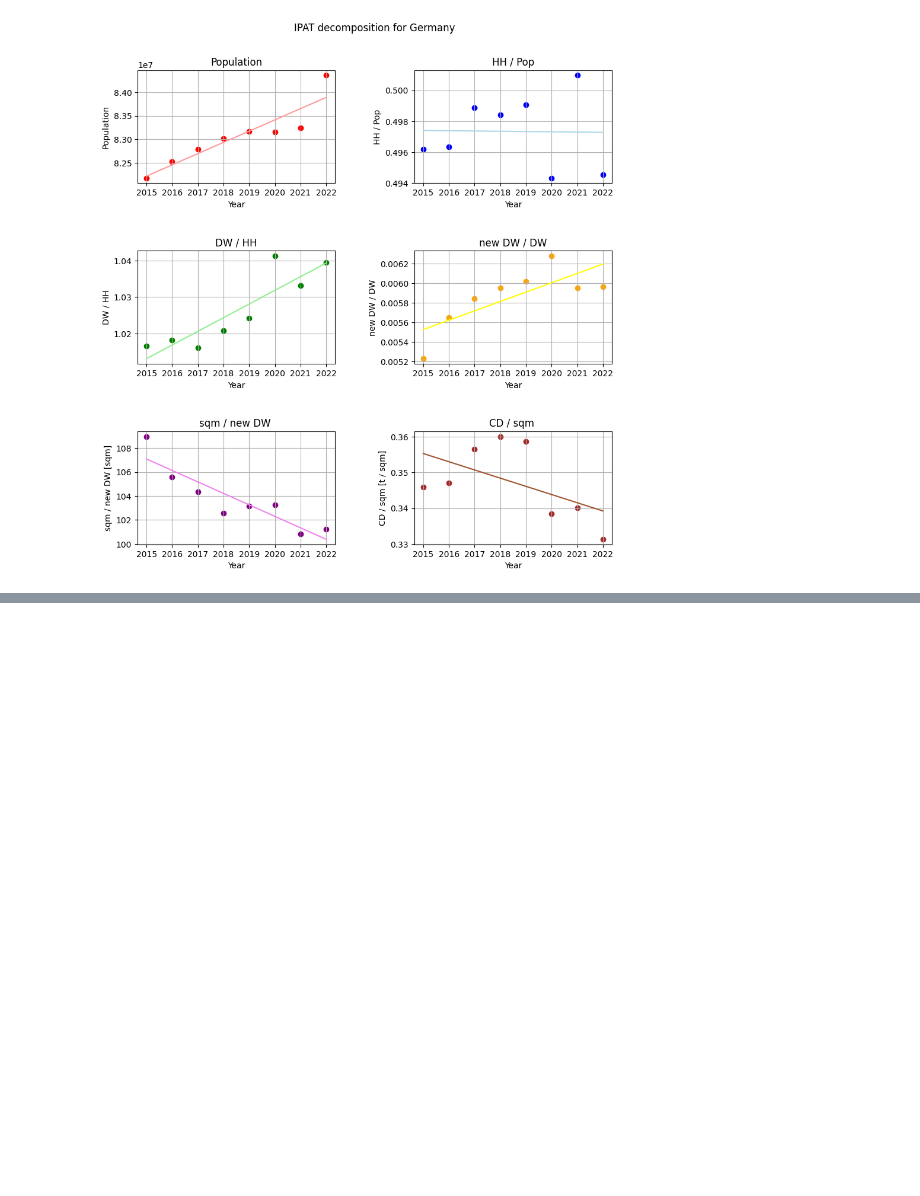
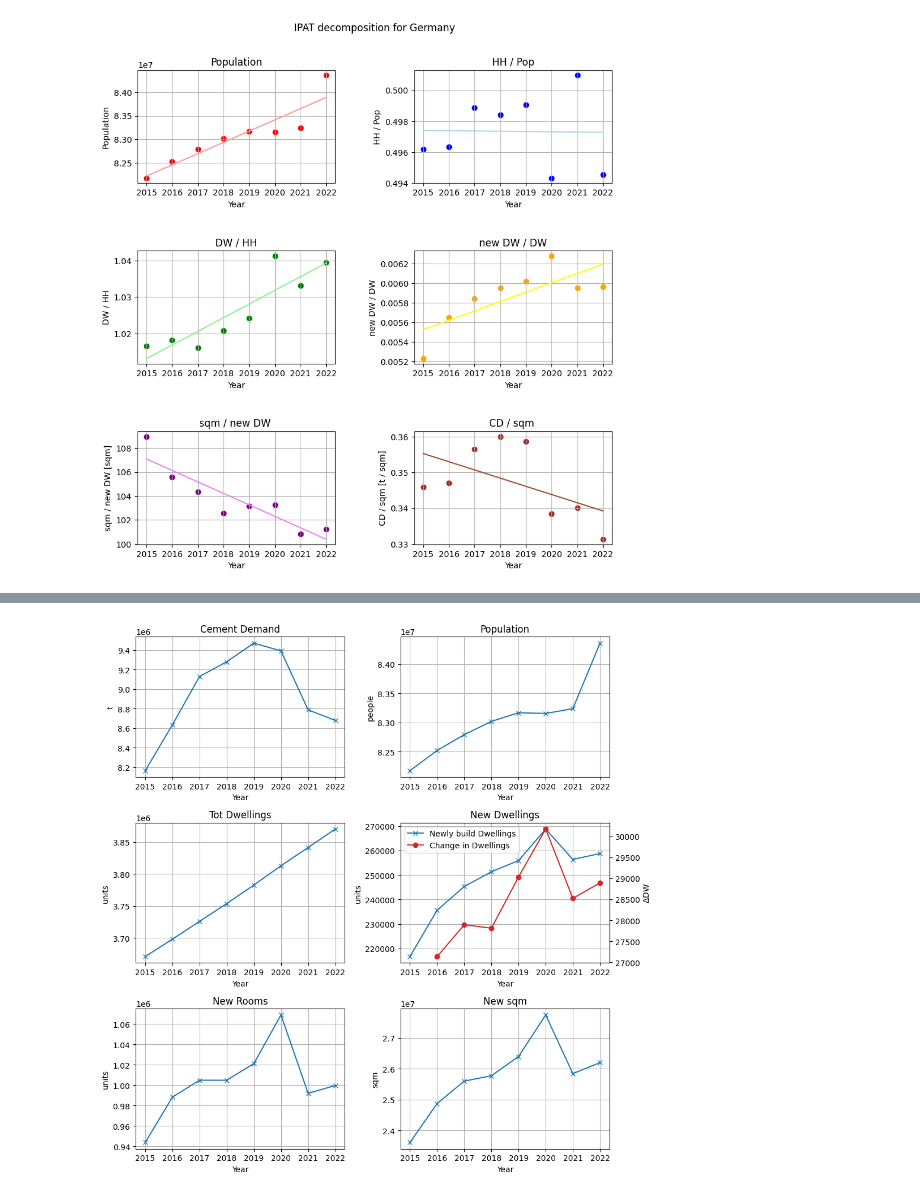
Before and after one commit to pietropecchini/Economic-Growth-and-Sustainability, a Jupyter notebook: analysis.ipynb, the cells around one changed output, grey strips where cells are left out. Saved outputs shown, nothing was run; the diff lists cells and outputs as text; code cells hidden in the pictures; blank space fills up the shorter version.

```diff
--- a/analysis.ipynb
+++ b/analysis.ipynb
@@ -239,0 +237,18 @@ plt.show()
+# %%
+years = [2015, 2016, 2017, 2018, 2019, 2020, 2021, 2022]
+cols = ['CD', 'Pop', 'tot DW', 'new DW', 'new Rooms', 'new sqm']
+
+data = pd.read_excel('shs_ipat_data.xlsx', sheet_name='Germany', index_col=0, na_values=['nan', '0'])[cols]
+data = data.loc[years]
+# %%
+data['CD'] *= 1_000_000
+data['Pop'] *= 1_000
+data['new sqm'] *= 1_000
+# %%
+data['tot DW / Pop'] = data['tot DW'] / data['Pop']
+data['new DW / tot DW'] = data['new DW'] / data['tot DW']
+data['new LR / new DW'] = data['new Rooms'] / data['new DW']
+data['new sqm / new LR'] = data['new sqm'] / data['new Rooms']
+data['CD / new sqm'] = data['CD'] / data['new sqm']
+
+ipat_factors = ['tot DW / Pop', 'new DW / tot DW', 'new LR / new DW', 'new sqm / new LR', 'CD / new sqm']
@@ -239,0 +290,40 @@ plt.show()
+# %%
+fig, axs = plt.subplots(3, 2, figsize=(10, 10))
+
+axs = axs.flatten()
+
+plot(axs[0], data.loc[years, "CD"], title="Cement Demand", ylabel="t", xlabel="Year")
+plot(axs[1], data.loc[years, "Pop"], title="Population", ylabel="people", xlabel="Year")
+plot(
+    axs[2],
+    data.loc[years, "tot DW"],
+    title="Tot Dwellings",
+    ylabel="units",
+    xlabel="Year",
+)
+plot(
+    axs[3],
+    data.loc[years, "new DW"],
+    title="New Dwellings",
+    ylabel="units",
+    xlabel="Year",
+    label="Newly build Dwellings",
+    data2=data.loc[years, "tot DW"] - data.loc[years, "tot DW"].shift(1),
+    ylabel2=r"$\Delta$DW",
+    label2="Change in Dwellings",
+    two_axis=True,
+)
+plot(
+    axs[4],
+    data.loc[years, "new Rooms"],
+    title="New Rooms",
+    ylabel="units",
+    xlabel="Year",
+)
+plot(axs[5], data.loc[years, "new sqm"], title="New sqm", ylabel="sqm", xlabel="Year")
+
+fig.tight_layout()
+
+plt.show()
+# %% [output]
+[figure, added]
```
Also changed, not shown: parts of 13 cells of this notebook, 3 other files.
